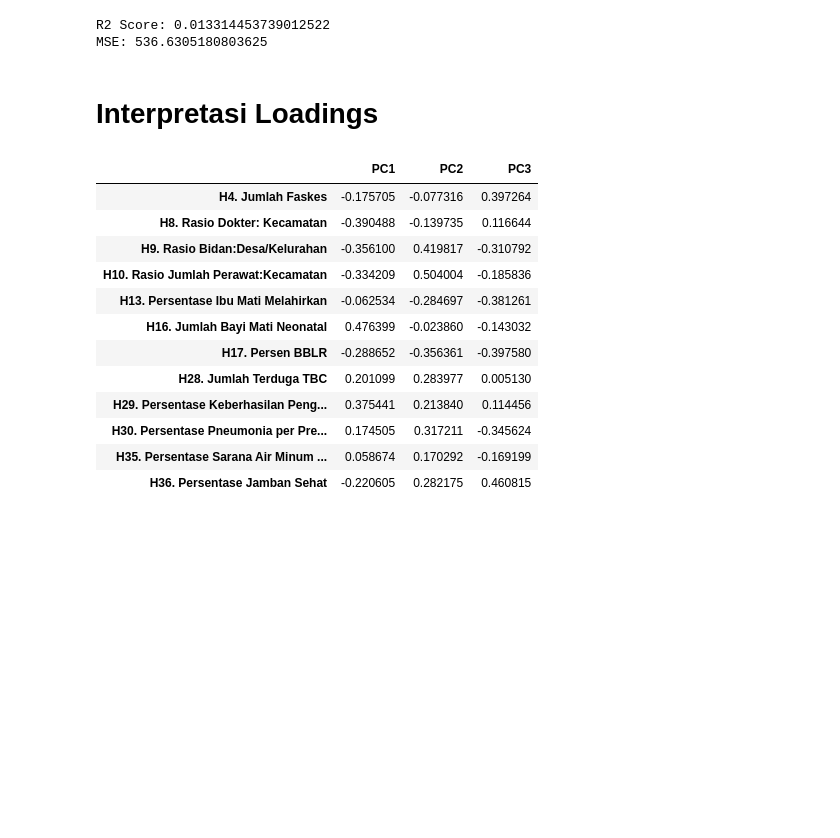
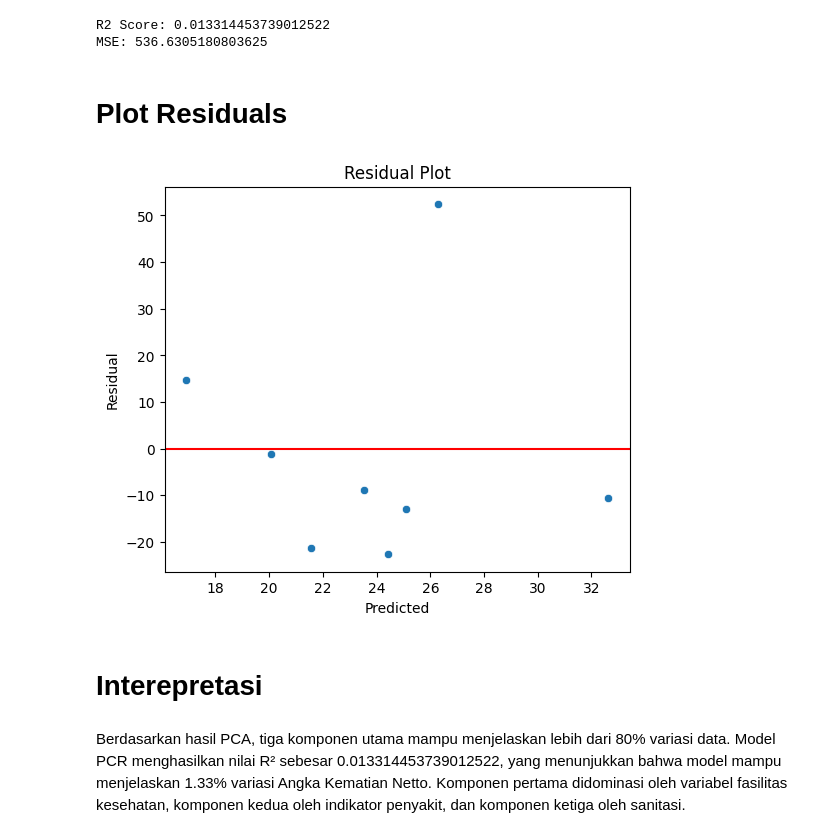
Before and after one commit to yowxy/Analyst-Principal-Component-Regresion-PCR-, a Jupyter notebook: index.ipynb, the cells around one changed output. Cells and saved outputs as stored; diff of their text form; code cells hidden in the pictures; blank space fills up the shorter version.

```diff
--- a/index.ipynb
+++ b/index.ipynb
@@ -138,26 +161,22 @@ print("MSE:", mean_squared_error(y_test, y_pred))
 R2 Score: 0.013314453739012522
 MSE: 536.6305180803625
 # %% [markdown]
-# Interpretasi Loadings
+# Plot Residuals
 # %%
-loadings = pd.DataFrame(
-    pca.components_.T,
-    columns=["PC1","PC2","PC3"],
-    index=x.columns
-)
+residual = y_test - y_pred
 
-loadings
+plt.figure(figsize=(6,5))
+sns.scatterplot(x=y_pred, y=residual)
+plt.axhline(0, color='red')
+plt.xlabel("Predicted")
+plt.ylabel("Residual")
+plt.title("Residual Plot")
+plt.show()
 # %% [output]
-|  | PC1 | PC2 | PC3 |
-| H4. Jumlah Faskes | -0.175705 | -0.077316 | 0.397264 |
-| H8. Rasio Dokter: Kecamatan | -0.390488 | -0.139735 | 0.116644 |
-| H9. Rasio Bidan:Desa/Kelurahan | -0.356100 | 0.419817 | -0.310792 |
-| H10. Rasio Jumlah Perawat:Kecamatan | -0.334209 | 0.504004 | -0.185836 |
-| H13. Persentase Ibu Mati Melahirkan | -0.062534 | -0.284697 | -0.381261 |
-| H16. Jumlah Bayi Mati Neonatal | 0.476399 | -0.023860 | -0.143032 |
-| H17. Persen BBLR | -0.288652 | -0.356361 | -0.397580 |
-| H28. Jumlah Terduga TBC | 0.201099 | 0.283977 | 0.005130 |
-| H29. Persentase Keberhasilan Peng... | 0.375441 | 0.213840 | 0.114456 |
-| H30. Persentase Pneumonia per Pre... | 0.174505 | 0.317211 | -0.345624 |
-| H35. Persentase Sarana Air Minum ... | 0.058674 | 0.170292 | -0.169199 |
-| H36. Persentase Jamban Sehat | -0.220605 | 0.282175 | 0.460815 |
+[figure, added]
+# %% [markdown]
+# Interepretasi
+# %% [markdown]
+Berdasarkan hasil PCA, tiga komponen utama mampu menjelaskan lebih dari 80% variasi data.
+Model PCR menghasilkan nilai R² sebesar 0.013314453739012522, yang menunjukkan bahwa model mampu menjelaskan 1.33% variasi Angka Kematian Netto.
+Komponen pertama didominasi oleh variabel fasilitas kesehatan, komponen kedua oleh indikator penyakit, dan komponen ketiga oleh sanitasi.
```
Also changed, not shown: parts of 8 cells of this notebook.
